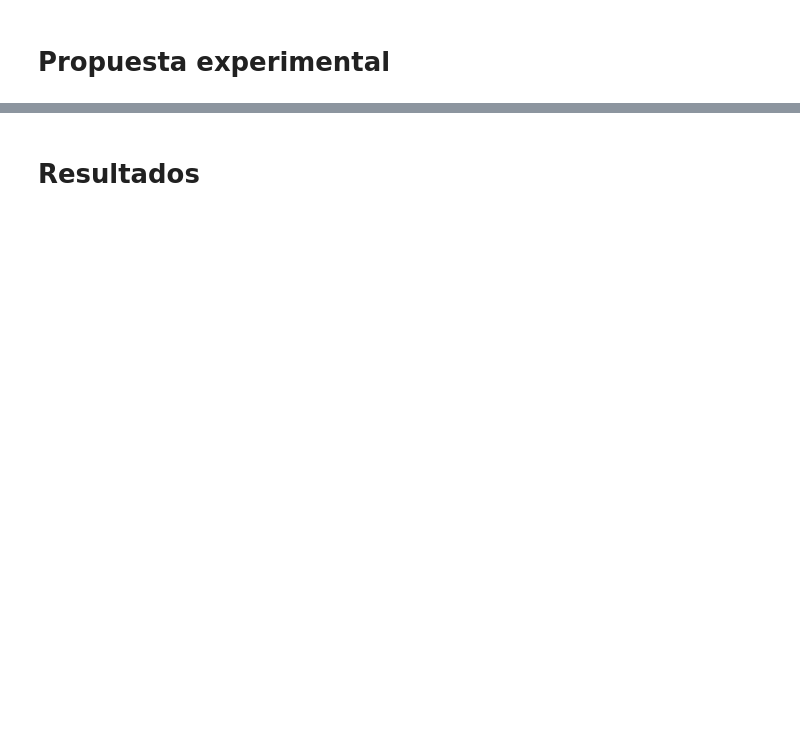
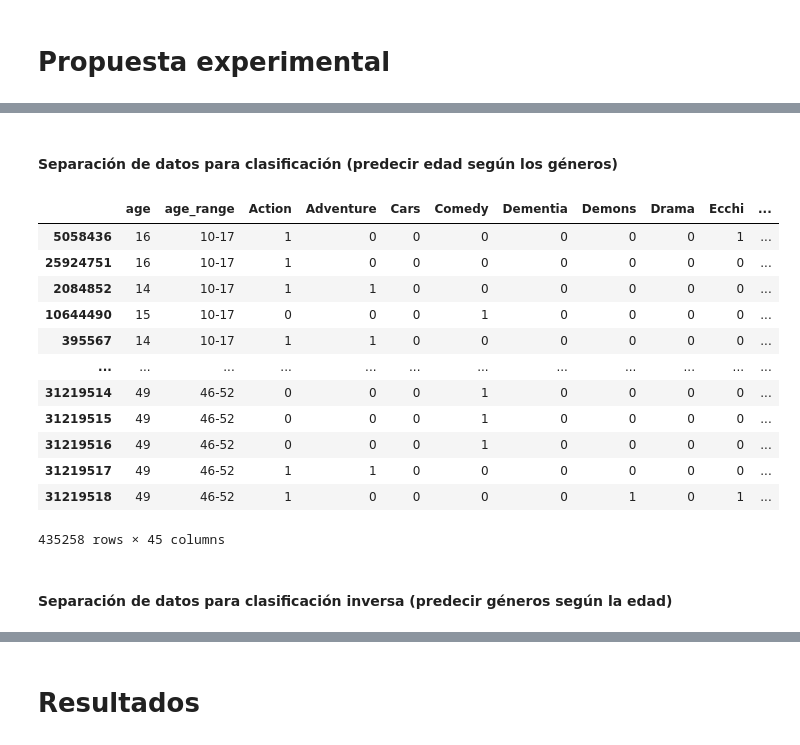
Before and after one commit to vaaaago/grupo5mineria, a Jupyter notebook: Hito_2_min_.ipynb, the cells around one changed output, grey strips where cells are left out. Saved outputs shown, nothing was run; the diff lists cells and outputs as text; code cells hidden in the pictures; blank space fills up the shorter version.

Commit message:
Creación de modelos
- Se creó NB, KNN, RF, LR, entre otros
- Se intentaron responder preguntas

```diff
--- a/Hito_2_min_.ipynb
+++ b/Hito_2_min_.ipynb
@@ -396,0 +453,11 @@ algoritmo 3
+# %%
+## Subsampling
+s1 = dfAgeGenre[dfAgeGenre['age_range'] == '10-17'].sample(72543)
+s2 = dfAgeGenre[dfAgeGenre['age_range'] == '18-24'].sample(72543)
+s3 = dfAgeGenre[dfAgeGenre['age_range'] == '25-31'].sample(72543)
+s4 = dfAgeGenre[dfAgeGenre['age_range'] == '32-38'].sample(72543)
+s5 = dfAgeGenre[dfAgeGenre['age_range'] == '39-45'].sample(72543)
+s6 = dfAgeGenre[dfAgeGenre['age_range'] == '46-52']
+dfAgeGenreSampled = pd.concat([s1, s2, s3, s4, s5, s6])
+
+dfAgeGenreSampled['age_range'].value_counts()
@@ -396,0 +478,40 @@ algoritmo 3
+# %% [markdown]
+#### Separación de datos para clasificación (predecir edad según los géneros)
+# %%
+## Extracción de datos
+from sklearn.model_selection import train_test_split
+
+# Reemplaza countVectorizer
+## Ya que los generos están empaquetados en un string, se pasan a una lista
+dfAgeGenreSampled['genre'] = dfAgeGenreSampled['genre'].str.split(', ')
+
+## Luego se aplica MultiLabelBinarizer para obtener columnas binarias de cada género
+
+mlb = MultiLabelBinarizer()
+genre_encoded = pd.DataFrame(mlb.fit_transform(dfAgeGenreSampled['genre']), columns=mlb.classes_, index=dfAgeGenreSampled.index)
+
+dfAgeGenreSampled = pd.concat([dfAgeGenreSampled.drop('genre', axis=1), genre_encoded], axis=1)
+
+
+X = dfAgeGenreSampled.drop(columns=['age_range', 'age'])
+y = dfAgeGenreSampled['age_range']
+
+X_train, X_test, y_train, y_test = train_test_split(X, y, test_size=0.3, random_state=0, stratify=y)
+
+dfAgeGenreSampled
+# %% [output]
+|  | age | age_range | Action | Adventure | Cars | Comedy | Dementia | Demons | Drama | Ecchi | ... |
+| 5058436 | 16 | 10-17 | 1 | 0 | 0 | 0 | 0 | 0 | 0 | 1 | ... |
+| 25924751 | 16 | 10-17 | 1 | 0 | 0 | 0 | 0 | 0 | 0 | 0 | ... |
+| 2084852 | 14 | 10-17 | 1 | 1 | 0 | 0 | 0 | 0 | 0 | 0 | ... |
+| 10644490 | 15 | 10-17 | 0 | 0 | 0 | 1 | 0 | 0 | 0 | 0 | ... |
+| 395567 | 14 | 10-17 | 1 | 1 | 0 | 0 | 0 | 0 | 0 | 0 | ... |
+| ... | ... | ... | ... | ... | ... | ... | ... | ... | ... | ... | ... |
+| 31219514 | 49 | 46-52 | 0 | 0 | 0 | 1 | 0 | 0 | 0 | 0 | ... |
+| 31219515 | 49 | 46-52 | 0 | 0 | 0 | 1 | 0 | 0 | 0 | 0 | ... |
+| 31219516 | 49 | 46-52 | 0 | 0 | 0 | 1 | 0 | 0 | 0 | 0 | ... |
+| 31219517 | 49 | 46-52 | 1 | 1 | 0 | 0 | 0 | 0 | 0 | 0 | ... |
+| 31219518 | 49 | 46-52 | 1 | 0 | 0 | 0 | 0 | 1 | 0 | 1 | ... |
+435258 rows × 45 columns
+# %% [markdown]
+#### Separación de datos para clasificación inversa (predecir géneros según la edad)
```
Also changed, not shown: parts of 45 cells of this notebook, 1 other file.
